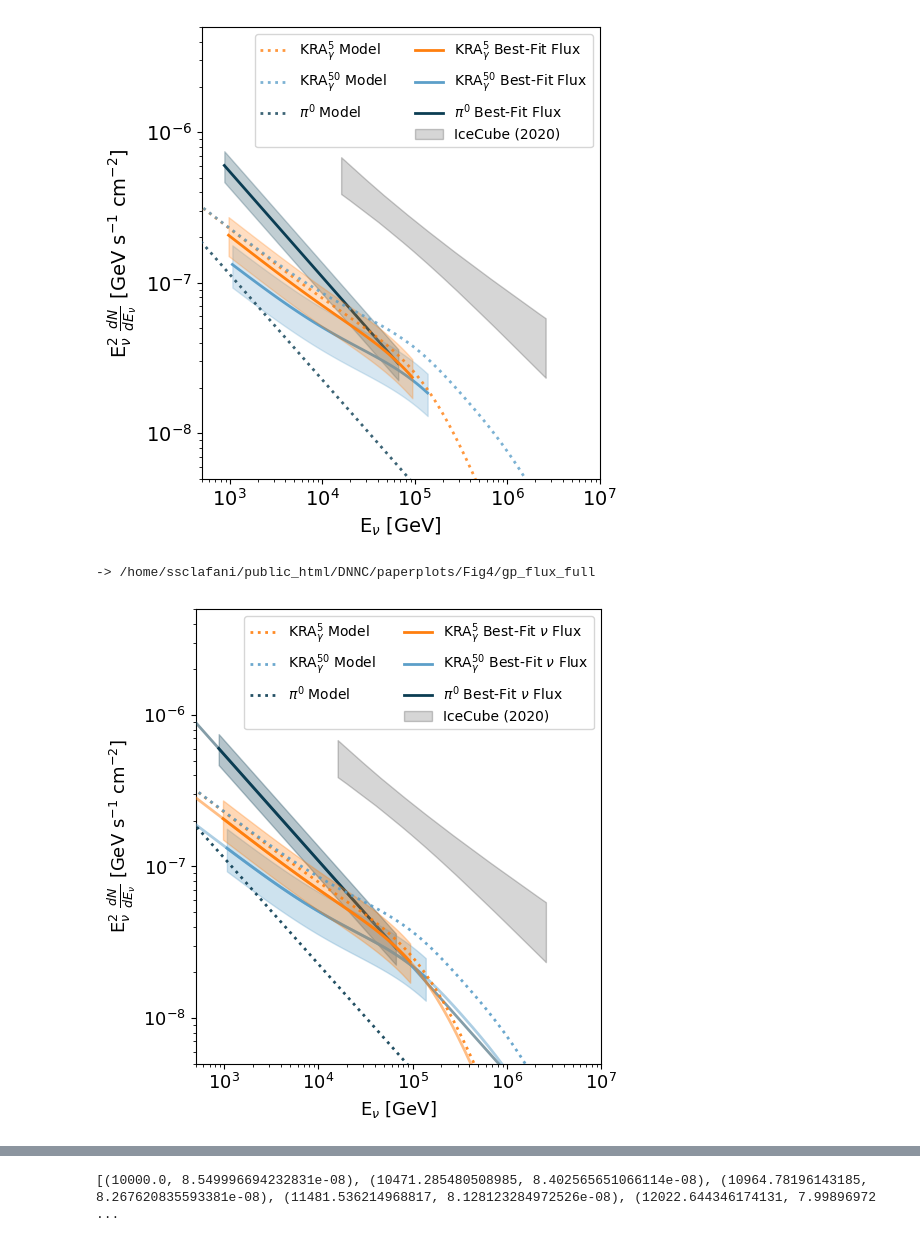
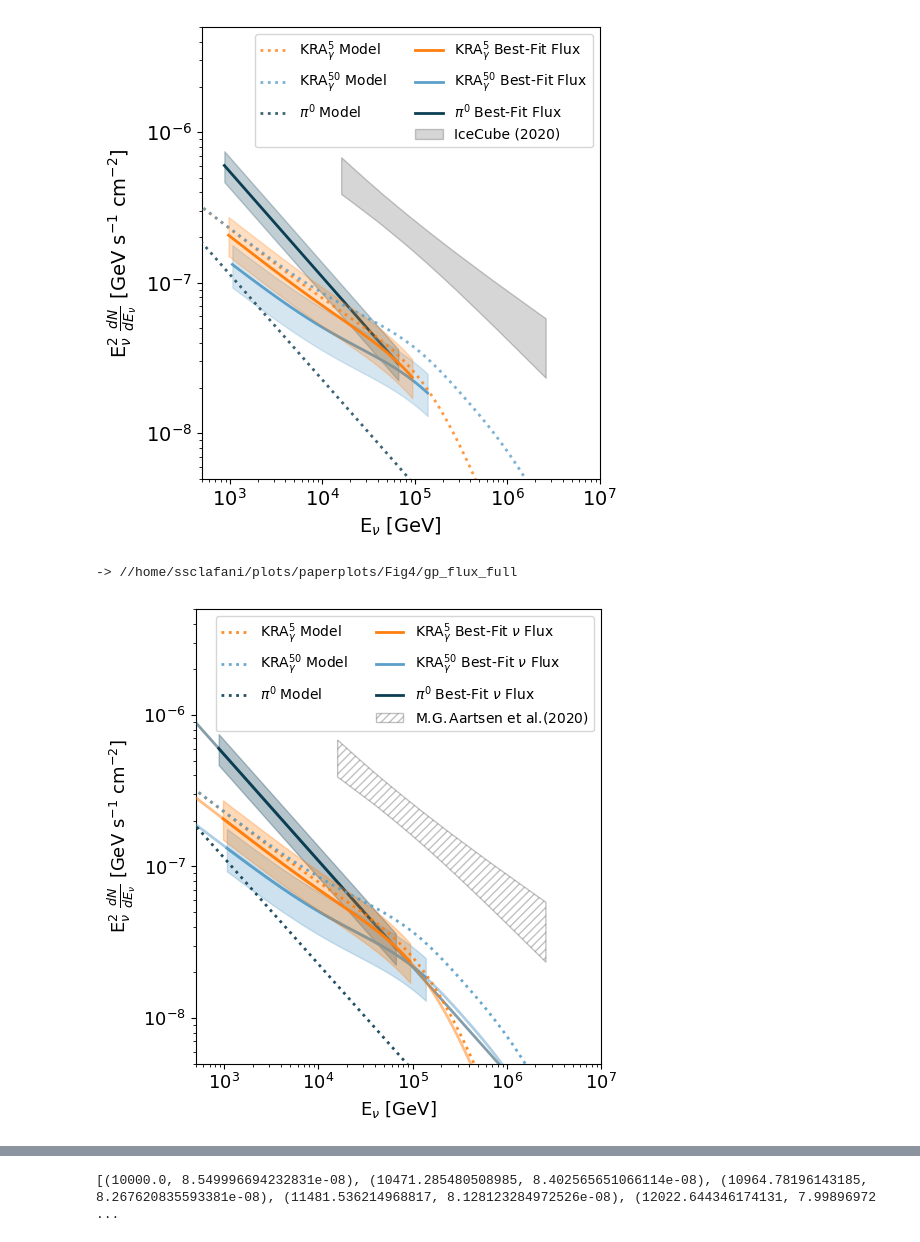
Before and after one commit to ssclafani949/DNNCascade, a Jupyter notebook: notebooks/paper/GPFluxPlot.ipynb, the cells around one changed output, grey strips where cells are left out. Saved outputs shown, nothing was run; the diff lists cells and outputs as text; code cells hidden in the pictures.

```diff
--- a/notebooks/paper/GPFluxPlot.ipynb
+++ b/notebooks/paper/GPFluxPlot.ipynb
@@ -21,7 +21,7 @@ colors
 # %% [output]
 ['#FF7F0E', '#0B3D53', '#5C9FC9']
 # %%
-plot_dir = cy.utils.ensure_dir('/home/ssclafani/public_html/DNNC/paperplots/Fig4')
+plot_dir = cy.utils.ensure_dir('//home/ssclafani/plots/paperplots/Fig4')
 # %%
 kra5, _, _, ebins5 = np.load('/data/ana/analyses/NuSources/2021_DNNCascade_analyses/templates/KRA-gamma_5PeV_maps_energies.tuple.npy', allow_pickle = True, encoding='latin1')
 kra50, _, _, ebins50 = np.load('/data/ana/analyses/NuSources/2021_DNNCascade_analyses/templates/KRA-gamma_maps_energies.tuple.npy', allow_pickle=True, encoding='latin1')
@@ -346,37 +346,37 @@ ax.fill_between(ebins5[mask5], kra5_range[0] * kra5_plot , kra5_range[-1] * kra5
 
 kra50_plot = ebins50[mask50]**2 *(sum(kra50)[mask50]) * hp.nside2pixarea(128) / 3
 ax.plot(ebins50[mask50], kra50_range[1] * kra50_plot,
          c =colors[2], ls='-', zorder=5, lw=2, label=r'KRA$_\gamma^{50}$ Best-Fit $\nu$ Flux')
 ax.fill_between(ebins50[mask50],kra50_range[0] * kra50_plot, kra50_range[-1] * kra50_plot ,
         color = colors[2], zorder=5,  alpha=alpha3)
 
 ax.plot(10**georg_energy[maskpi0_georg], pi0_model_range[1]*4*np.pi*georg_flux[maskpi0_georg],
         lw=2, c=colors[1], ls='-', zorder=3,
         label=r'$\pi^0$ Best-Fit $\nu$ Flux')
 ax.fill_between(10**georg_energy[maskpi0_georg], 4*np.pi*pi0_model_range[0]*georg_flux[maskpi0_georg],
                 4*np.pi*pi0_model_range[-1]*georg_flux[maskpi0_georg], zorder=3, color=colors[1], alpha=alpha3 )
 
 
 #plt.plot(Es, 4*np.pi*bestfithans, c='dimgrey', lw='1', alpha=0.4, ls='--', label='M.G.Aartsen(2020)')
-plt.fill_between(xs, 4*np.pi*mins, 4*np.pi*maxs, color='0.2', alpha=0.2,
-                 edgecolor='k', label=r'IceCube (2020)')
+plt.fill_between(xs, 4*np.pi*mins,4*np.pi* maxs, color='w', alpha=0.3,hatch='////',
+                 edgecolor='0.2', label=r'M.G.$\,$Aartsen et al.(2020)')
 
 
 alpha=1
 
 plt.loglog()
 #ax.set_ylim(1e-12,5e-9)
 ax.set_ylim(5e-9,5e-6)
 ax.set_xlim(500, 1e7)
 plt.legend(ncol=2)
 plt.rc('font', size=13)
 ax.set_ylabel(r'E$_{\nu}^2$ $\frac{dN}{dE_\nu}$ [GeV s$^{-1}$ cm$^{-2}$]')
 ax.set_xlabel(R'E$_\nu$ [GeV]')
 plt.tight_layout()
 cy.plotting.saving(plot_dir, 'gp_flux_full', dpi=500)
 # %% [output]
--> /home/ssclafani/public_html/DNNC/paperplots/Fig4/gp_flux_full
+-> //home/ssclafani/plots/paperplots/Fig4/gp_flux_full
-[figure, old version]
+[figure, new version]
 # %%
 fig , ax = plt.subplots(figsize=(5.5,5.5))
 plt.rc('font', size=10)
```
Also changed, not shown: parts of 6 cells of this notebook, 4 other files.
